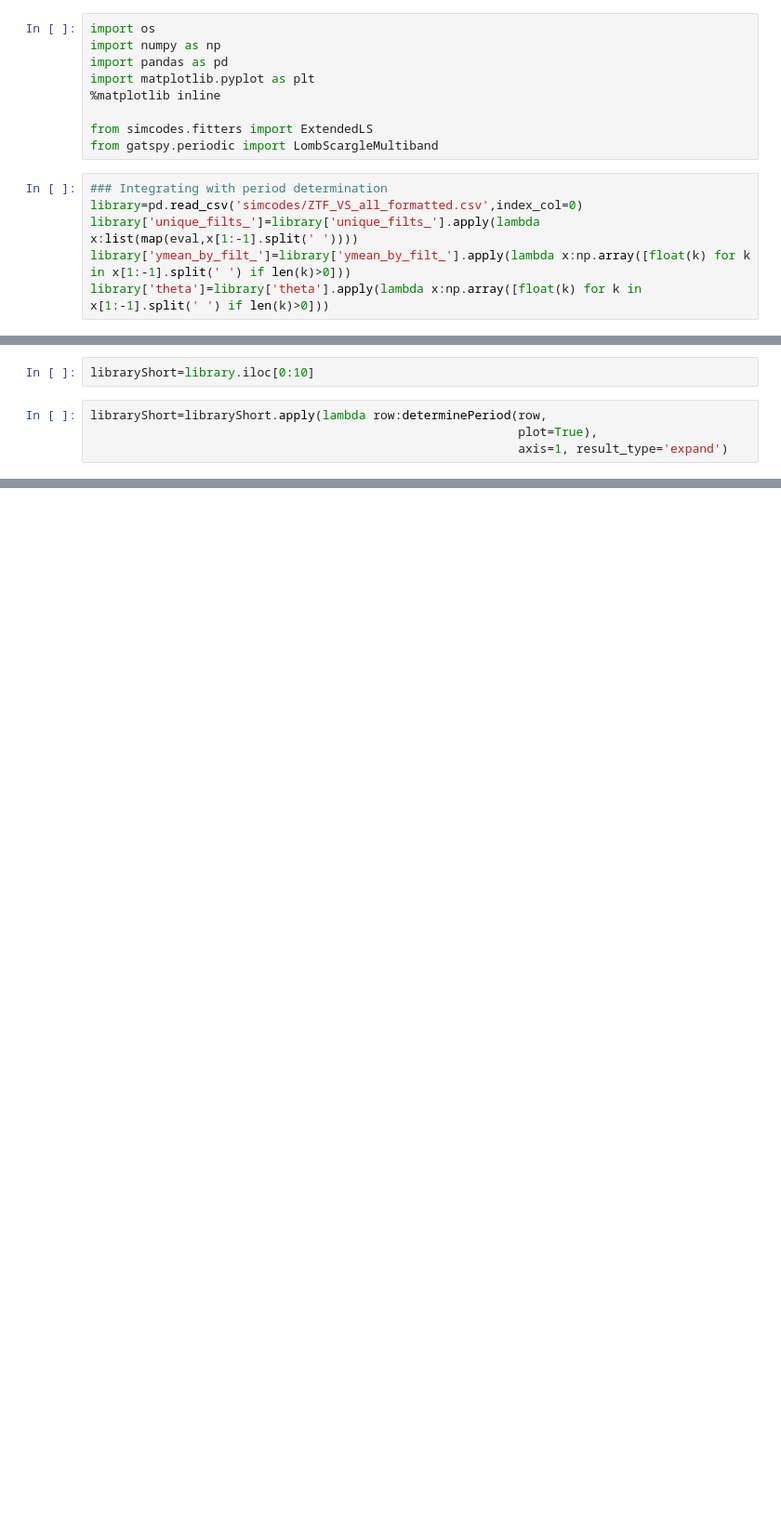
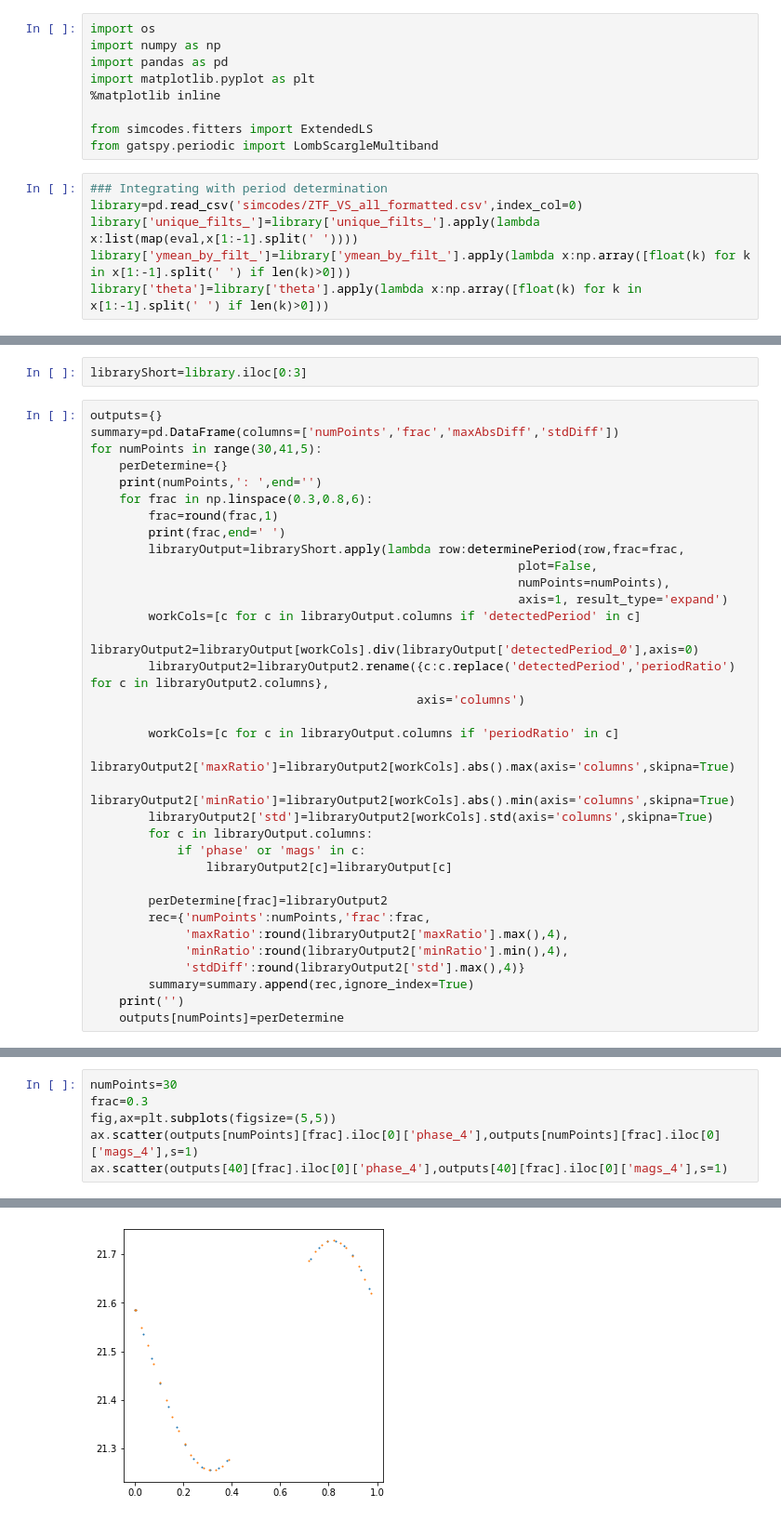
Before and after one commit to ShrRa/periodRecoveryMetric, a Jupyter notebook: InvestigatePhaseGapLocation.ipynb, the cells around one changed output, grey strips where cells are left out. Shown at 93% size. Cells and saved outputs as stored; diff of their text form; blank space fills up the shorter version.

Commit message:
See how position of the phase gap and number of data points affects precision

```diff
--- a/InvestigatePhaseGapLocation.ipynb
+++ b/InvestigatePhaseGapLocation.ipynb
@@ -43,8 +54,38 @@ def determinePeriod(row,missingData:bool=True,plot:bool=True)->float:
     return pp
 # %%
-libraryShort=library.iloc[0:10]
+libraryShort=library.iloc[0:3]
 # %%
-libraryShort=libraryShort.apply(lambda row:determinePeriod(row,
-                                                           plot=True),
+outputs={}
+summary=pd.DataFrame(columns=['numPoints','frac','maxAbsDiff','stdDiff'])
+for numPoints in range(30,41,5):
+    perDetermine={}
+    print(numPoints,': ',end='')
+    for frac in np.linspace(0.3,0.8,6):
+        frac=round(frac,1)
+        print(frac,end=' ')
+        libraryOutput=libraryShort.apply(lambda row:determinePeriod(row,frac=frac,
+                                                           plot=False,
+                                                           numPoints=numPoints),
                                                            axis=1, result_type='expand')
+        workCols=[c for c in libraryOutput.columns if 'detectedPeriod' in c]
+        libraryOutput2=libraryOutput[workCols].div(libraryOutput['detectedPeriod_0'],axis=0)
+        libraryOutput2=libraryOutput2.rename({c:c.replace('detectedPeriod','periodRatio') for c in libraryOutput2.columns},
+                                             axis='columns')
+
+        workCols=[c for c in libraryOutput.columns if 'periodRatio' in c]
+        libraryOutput2['maxRatio']=libraryOutput2[workCols].abs().max(axis='columns',skipna=True)
+        libraryOutput2['minRatio']=libraryOutput2[workCols].abs().min(axis='columns',skipna=True)
+        libraryOutput2['std']=libraryOutput2[workCols].std(axis='columns',skipna=True)
+        for c in libraryOutput.columns:
+            if 'phase' or 'mags' in c:
+                libraryOutput2[c]=libraryOutput[c]
+
+        perDetermine[frac]=libraryOutput2
+        rec={'numPoints':numPoints,'frac':frac,
+             'maxRatio':round(libraryOutput2['maxRatio'].max(),4),
+             'minRatio':round(libraryOutput2['minRatio'].min(),4),
+             'stdDiff':round(libraryOutput2['std'].max(),4)}
+        summary=summary.append(rec,ignore_index=True)
+    print('')
+    outputs[numPoints]=perDetermine
 # %% [output]
@@ -91,0 +137,7 @@ libraryShort['diffPeriod']=libraryShort['_best_period']-libraryShort['detectedPe
+# %%
+numPoints=30
+frac=0.3
+fig,ax=plt.subplots(figsize=(5,5))
+ax.scatter(outputs[numPoints][frac].iloc[0]['phase_4'],outputs[numPoints][frac].iloc[0]['mags_4'],s=1)
+ax.scatter(outputs[40][frac].iloc[0]['phase_4'],outputs[40][frac].iloc[0]['mags_4'],s=1)
+# %% [output]
@@ -91,0 +145 @@ libraryShort['diffPeriod']=libraryShort['_best_period']-libraryShort['detectedPe
+[figure, added]
```
Also changed, not shown: parts of 18 cells of this notebook.
